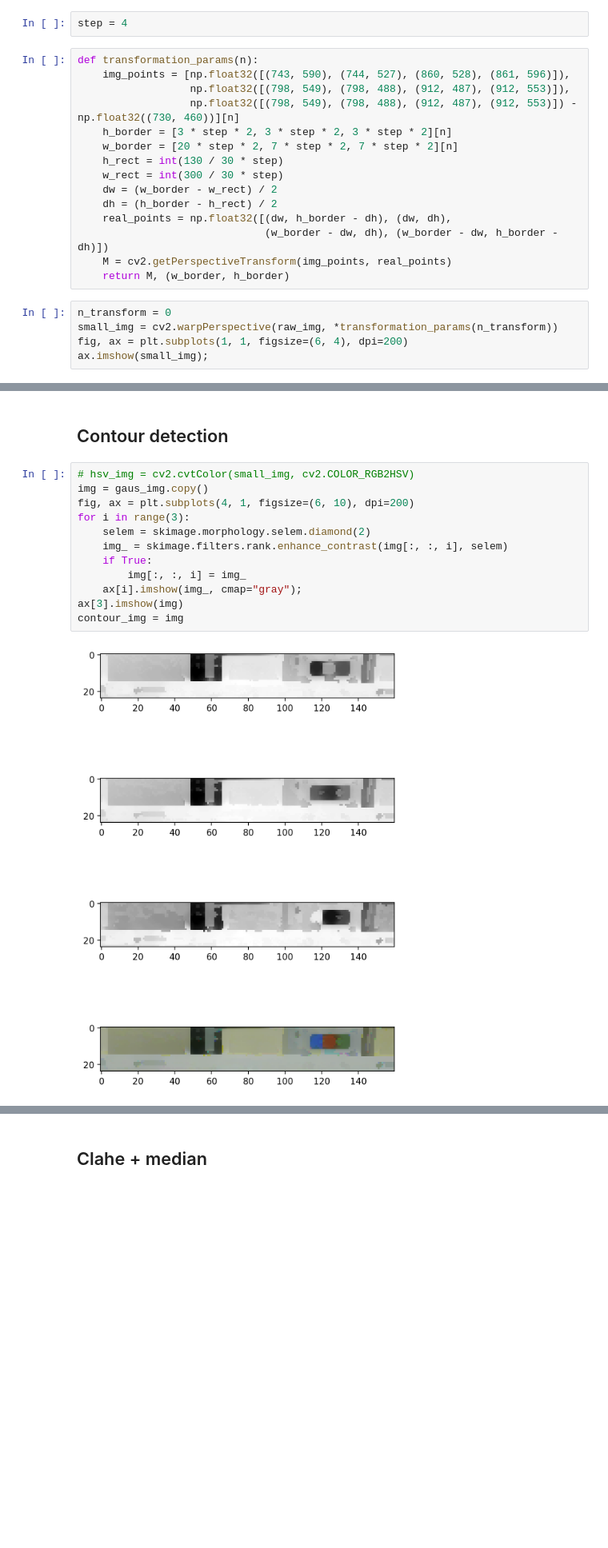
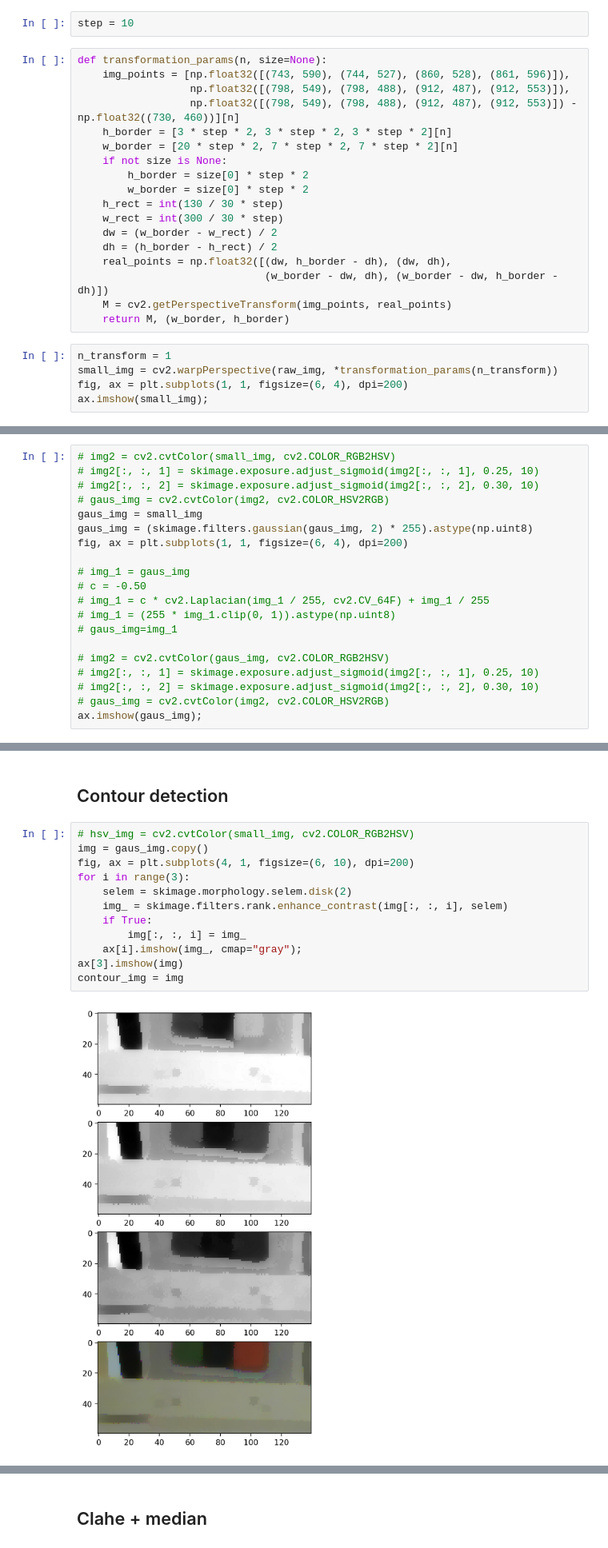
Before and after one commit to SkoltechRobotics/Eurobot2018, a Jupyter notebook: ComputerVision/CubeSequenceRecognition/PlanRecognition.ipynb, the cells around one changed output, grey strips where cells are left out. Shown at 80% size. Drawn from its saved outputs; the diff is of its cells as text; blank space fills up the shorter version.

```diff
--- a/ComputerVision/CubeSequenceRecognition/PlanRecognition.ipynb
+++ b/ComputerVision/CubeSequenceRecognition/PlanRecognition.ipynb
@@ -88,14 +89,17 @@ ax.imshow(img_small_1);
 # %% [markdown]
 # Projection transformation
 # %%
-step = 4
+step = 10
 # %%
-def transformation_params(n):
+def transformation_params(n, size=None):
     img_points = [np.float32([(743, 590), (744, 527), (860, 528), (861, 596)]),
                   np.float32([(798, 549), (798, 488), (912, 487), (912, 553)]),
                   np.float32([(798, 549), (798, 488), (912, 487), (912, 553)]) - np.float32((730, 460))][n]
     h_border = [3 * step * 2, 3 * step * 2, 3 * step * 2][n]
     w_border = [20 * step * 2, 7 * step * 2, 7 * step * 2][n]
+    if not size is None:
+        h_border = size[0] * step * 2
+        w_border = size[0] * step * 2
     h_rect = int(130 / 30 * step)
     w_rect = int(300 / 30 * step)
     dw = (w_border - w_rect) / 2
@@ -105,7 +109,7 @@ def transformation_params(n):
     M = cv2.getPerspectiveTransform(img_points, real_points)
     return M, (w_border, h_border)
 # %%
-n_transform = 0
+n_transform = 1
 small_img = cv2.warpPerspective(raw_img, *transformation_params(n_transform))
 fig, ax = plt.subplots(1, 1, figsize=(6, 4), dpi=200)
 ax.imshow(small_img);
@@ -115,0 +122,20 @@ ax.imshow(small_img);
+# %%
+# img2 = cv2.cvtColor(small_img, cv2.COLOR_RGB2HSV)
+# img2[:, :, 1] = skimage.exposure.adjust_sigmoid(img2[:, :, 1], 0.25, 10)
+# img2[:, :, 2] = skimage.exposure.adjust_sigmoid(img2[:, :, 2], 0.30, 10)
+# gaus_img = cv2.cvtColor(img2, cv2.COLOR_HSV2RGB)
+gaus_img = small_img
+gaus_img = (skimage.filters.gaussian(gaus_img, 2) * 255).astype(np.uint8)
+fig, ax = plt.subplots(1, 1, figsize=(6, 4), dpi=200)
+
+# img_1 = gaus_img
+# c = -0.50
+# img_1 = c * cv2.Laplacian(img_1 / 255, cv2.CV_64F) + img_1 / 255
+# img_1 = (255 * img_1.clip(0, 1)).astype(np.uint8)
+# gaus_img=img_1
+
+# img2 = cv2.cvtColor(gaus_img, cv2.COLOR_RGB2HSV)
+# img2[:, :, 1] = skimage.exposure.adjust_sigmoid(img2[:, :, 1], 0.25, 10)
+# img2[:, :, 2] = skimage.exposure.adjust_sigmoid(img2[:, :, 2], 0.30, 10)
+# gaus_img = cv2.cvtColor(img2, cv2.COLOR_HSV2RGB)
+ax.imshow(gaus_img);
@@ -128,14 +156,14 @@ for i in range(3):
 # %%
 # hsv_img = cv2.cvtColor(small_img, cv2.COLOR_RGB2HSV)
 img = gaus_img.copy()
 fig, ax = plt.subplots(4, 1, figsize=(6, 10), dpi=200)
 for i in range(3):
-    selem = skimage.morphology.selem.diamond(2)
+    selem = skimage.morphology.selem.disk(2)
     img_ = skimage.filters.rank.enhance_contrast(img[:, :, i], selem)
     if True:
         img[:, :, i] = img_
     ax[i].imshow(img_, cmap="gray");
 ax[3].imshow(img)
 contour_img = img
 # %% [output]
-[figure, old version]
+[figure, new version]
```
Also changed, not shown: parts of 27 cells of this notebook, 9 other files.
